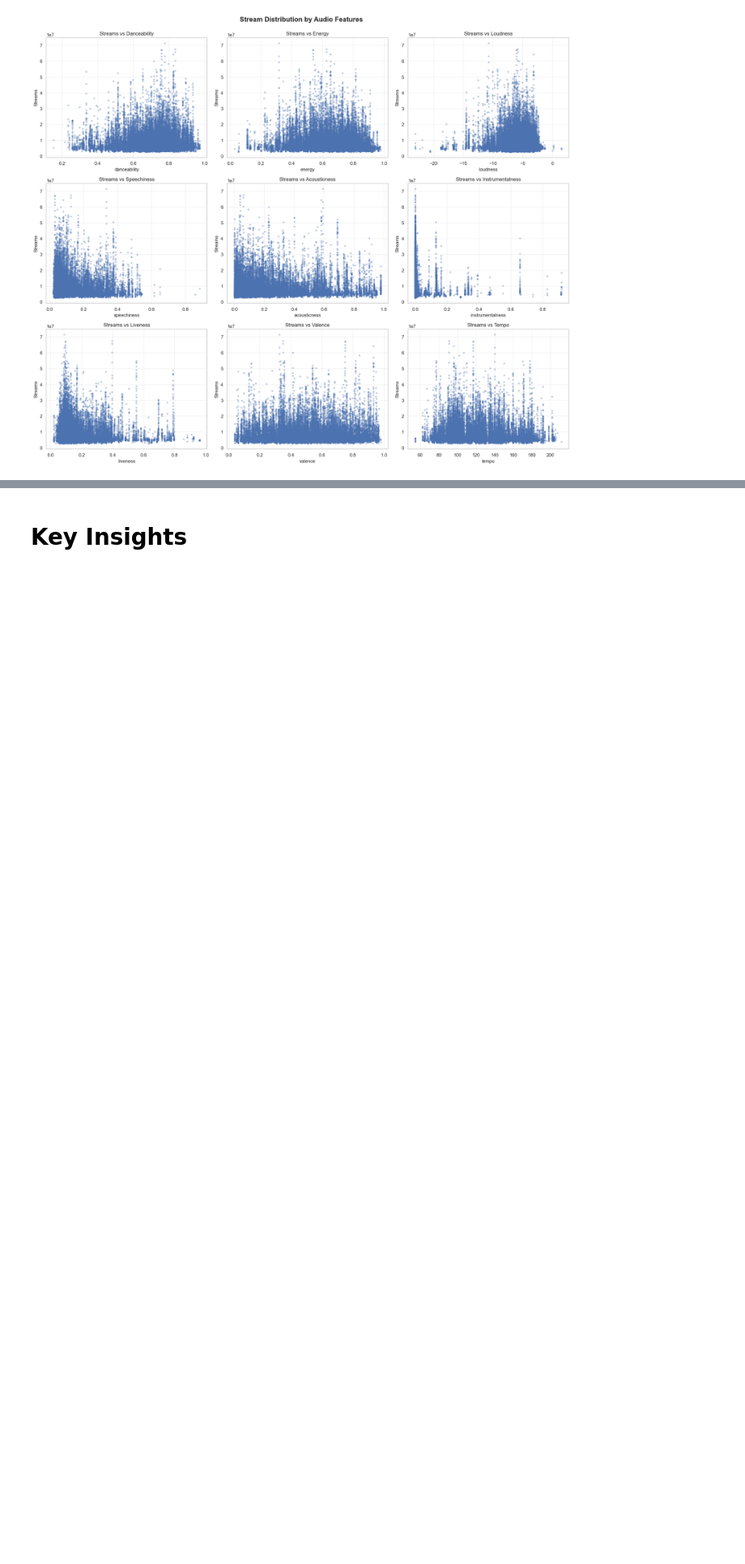
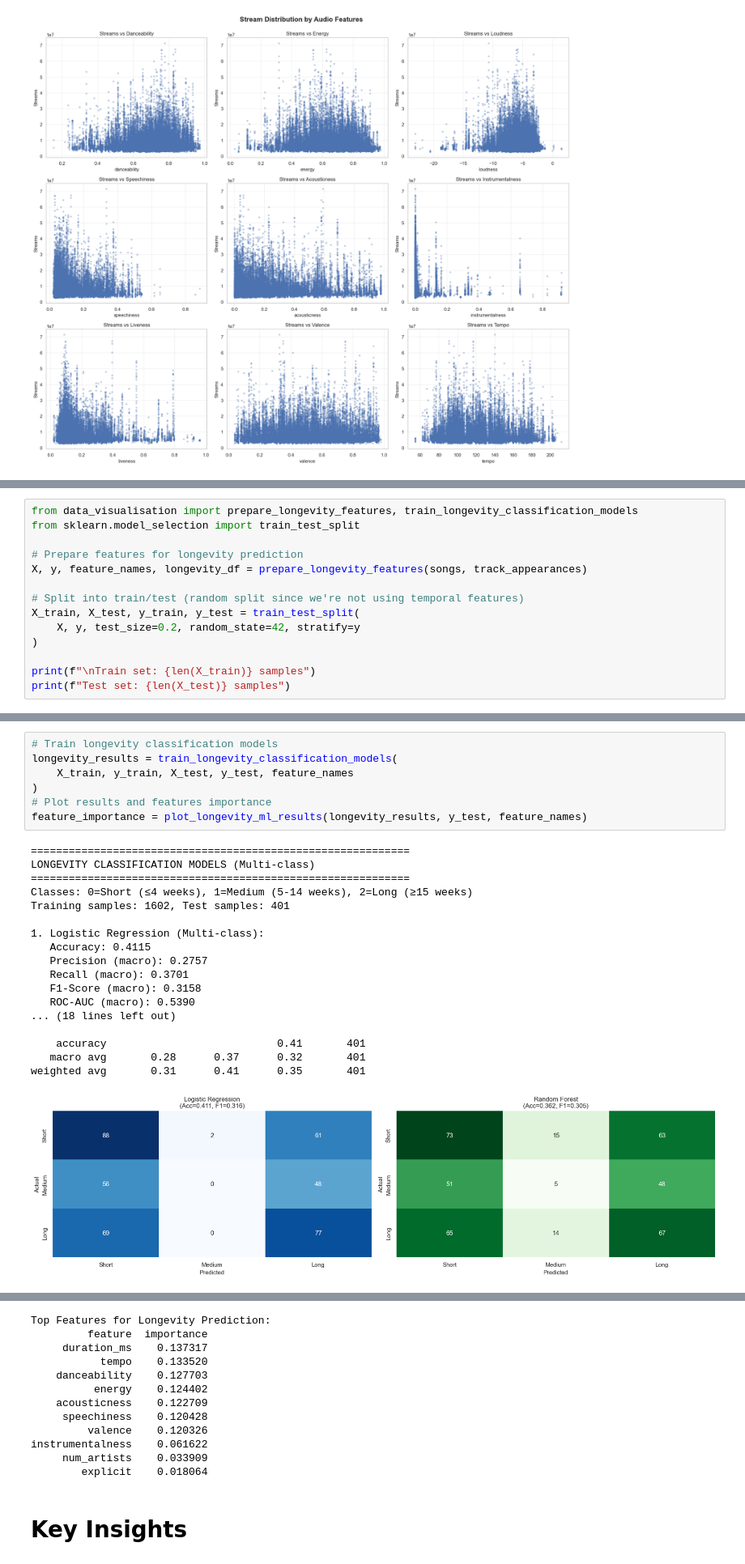
Before and after one commit to Ayabekhtiar/spotify_charts_project, a Jupyter notebook: data_visualisation.ipynb, the cells around one changed output, grey strips where cells are left out. Shown at 81% size. Saved outputs shown, nothing was run; the diff lists cells and outputs as text; blank space fills up the shorter version.

```diff
--- a/data_visualisation.ipynb
+++ b/data_visualisation.ipynb
@@ -316,0 +312,14 @@ plot_streams_vs_features(songs, audio_features)
+# %%
+from data_visualisation import prepare_longevity_features, train_longevity_classification_models
+from sklearn.model_selection import train_test_split
+
+# Prepare features for longevity prediction
+X, y, feature_names, longevity_df = prepare_longevity_features(songs, track_appearances)
+
+# Split into train/test (random split since we're not using temporal features)
+X_train, X_test, y_train, y_test = train_test_split(
+    X, y, test_size=0.2, random_state=42, stratify=y
+)
+
+print(f"\nTrain set: {len(X_train)} samples")
+print(f"Test set: {len(X_test)} samples")
@@ -316,0 +342,26 @@ plot_streams_vs_features(songs, audio_features)
+# %%
+# Train longevity classification models
+longevity_results = train_longevity_classification_models(
+    X_train, y_train, X_test, y_test, feature_names
+)
+# Plot results and features importance
+feature_importance = plot_longevity_ml_results(longevity_results, y_test, feature_names)
+# %% [output]
+============================================================
+LONGEVITY CLASSIFICATION MODELS (Multi-class)
+============================================================
+Classes: 0=Short (≤4 weeks), 1=Medium (5-14 weeks), 2=Long (≥15 weeks)
+Training samples: 1602, Test samples: 401
+
+1. Logistic Regression (Multi-class):
+   Accuracy: 0.4115
+   Precision (macro): 0.2757
+   Recall (macro): 0.3701
+   F1-Score (macro): 0.3158
+   ROC-AUC (macro): 0.5390
+... (18 lines left out)
+
+    accuracy                           0.41       401
+   macro avg       0.28      0.37      0.32       401
+weighted avg       0.31      0.41      0.35       401
+[figure, added]
@@ -317,2 +369,14 @@ plot_streams_vs_features(songs, audio_features)
+Top Features for Longevity Prediction:
+         feature  importance
+     duration_ms    0.137317
+           tempo    0.133520
+    danceability    0.127703
+          energy    0.124402
+    acousticness    0.122709
+     speechiness    0.120428
+         valence    0.120326
+instrumentalness    0.061622
+     num_artists    0.033909
+        explicit    0.018064
 # %% [markdown]
 # Key Insights
```
Also changed, not shown: parts of 9 cells of this notebook, 1 other file.
